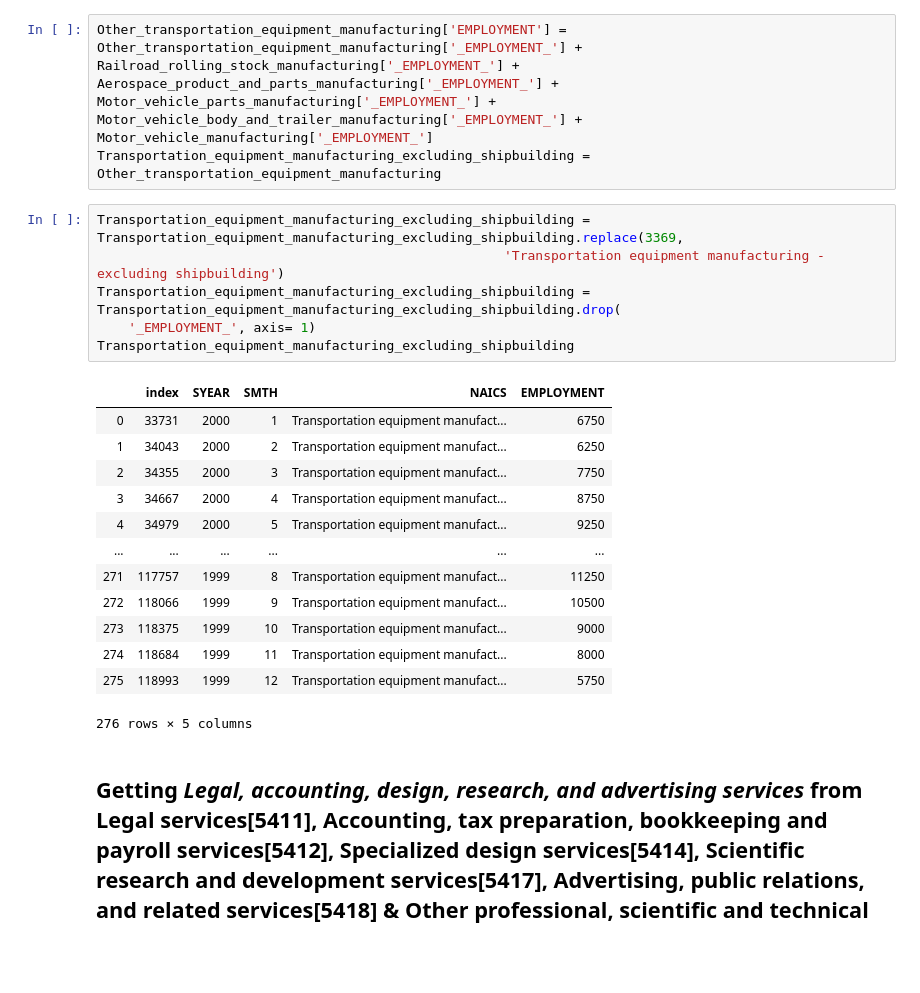
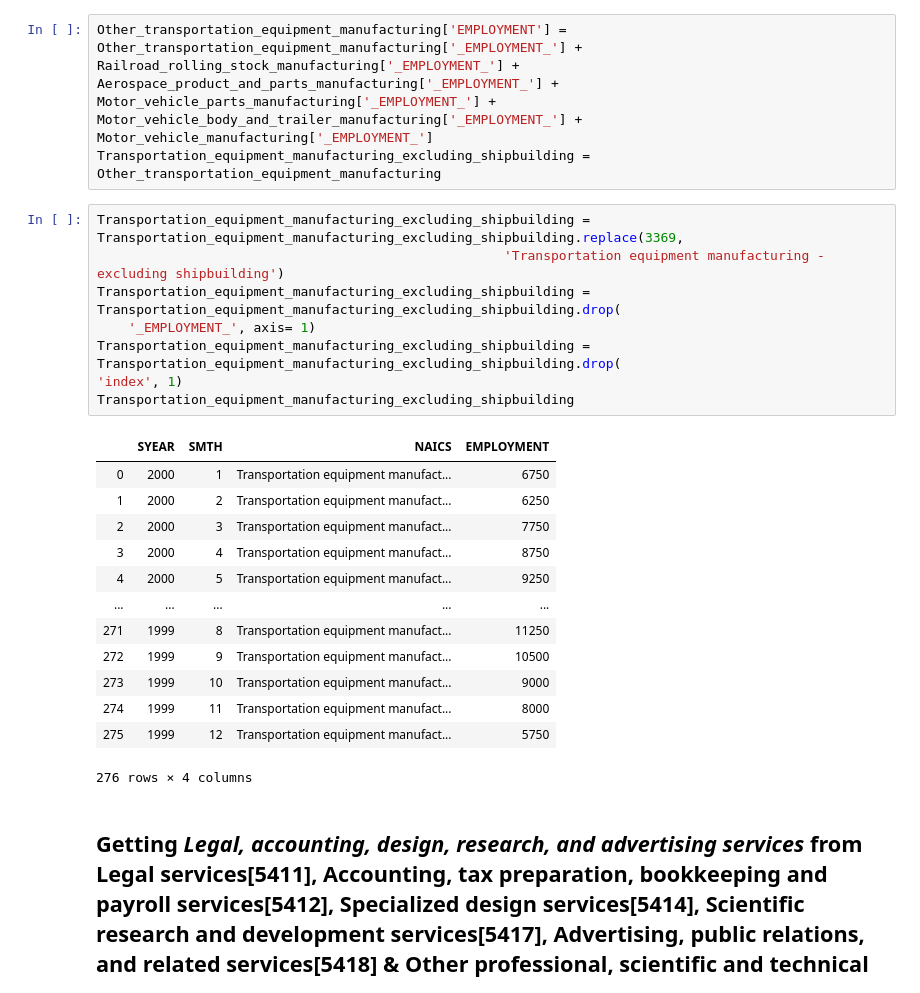
Before and after one commit to Hotlynn2/SERIES-ANALYSIS-OF-NAICS, a Jupyter notebook: Time Analysis Series.ipynb, the cells around one changed output. Cells and saved outputs as stored; diff of their text form; blank space fills up the shorter version.

```diff
--- a/Time Analysis Series.ipynb
+++ b/Time Analysis Series.ipynb
@@ -1536,23 +1537,25 @@ Transportation_equipment_manufacturing_excluding_shipbuilding = Other_transporta
 # %%
 Transportation_equipment_manufacturing_excluding_shipbuilding = Transportation_equipment_manufacturing_excluding_shipbuilding.replace(3369,
                                                     'Transportation equipment manufacturing - excluding shipbuilding')
 Transportation_equipment_manufacturing_excluding_shipbuilding = Transportation_equipment_manufacturing_excluding_shipbuilding.drop(
     '_EMPLOYMENT_', axis= 1)
+Transportation_equipment_manufacturing_excluding_shipbuilding = Transportation_equipment_manufacturing_excluding_shipbuilding.drop(
+'index', 1)
 Transportation_equipment_manufacturing_excluding_shipbuilding
 # %% [output]
-|  | index | SYEAR | SMTH | NAICS | EMPLOYMENT |
-| 0 | 33731 | 2000 | 1 | Transportation equipment manufact... | 6750 |
-| 1 | 34043 | 2000 | 2 | Transportation equipment manufact... | 6250 |
-| 2 | 34355 | 2000 | 3 | Transportation equipment manufact... | 7750 |
-| 3 | 34667 | 2000 | 4 | Transportation equipment manufact... | 8750 |
-| 4 | 34979 | 2000 | 5 | Transportation equipment manufact... | 9250 |
-| ... | ... | ... | ... | ... | ... |
-| 271 | 117757 | 1999 | 8 | Transportation equipment manufact... | 11250 |
-| 272 | 118066 | 1999 | 9 | Transportation equipment manufact... | 10500 |
-| 273 | 118375 | 1999 | 10 | Transportation equipment manufact... | 9000 |
-| 274 | 118684 | 1999 | 11 | Transportation equipment manufact... | 8000 |
-| 275 | 118993 | 1999 | 12 | Transportation equipment manufact... | 5750 |
+|  | SYEAR | SMTH | NAICS | EMPLOYMENT |
+| 0 | 2000 | 1 | Transportation equipment manufact... | 6750 |
+| 1 | 2000 | 2 | Transportation equipment manufact... | 6250 |
+| 2 | 2000 | 3 | Transportation equipment manufact... | 7750 |
+| 3 | 2000 | 4 | Transportation equipment manufact... | 8750 |
+| 4 | 2000 | 5 | Transportation equipment manufact... | 9250 |
+| ... | ... | ... | ... | ... |
+| 271 | 1999 | 8 | Transportation equipment manufact... | 11250 |
+| 272 | 1999 | 9 | Transportation equipment manufact... | 10500 |
+| 273 | 1999 | 10 | Transportation equipment manufact... | 9000 |
+| 274 | 1999 | 11 | Transportation equipment manufact... | 8000 |
+| 275 | 1999 | 12 | Transportation equipment manufact... | 5750 |
-276 rows × 5 columns
+276 rows × 4 columns
 # %% [markdown]
 ## Getting  *Legal, accounting, design, research, and advertising services*  from  Legal services[5411], Accounting, tax preparation, bookkeeping and payroll services[5412],  Specialized design services[5414],   Scientific research and development services[5417], Advertising, public relations, and related services[5418] & Other professional, scientific and technical services[5419]
 
```
Also changed, not shown: parts of 96 cells of this notebook.
